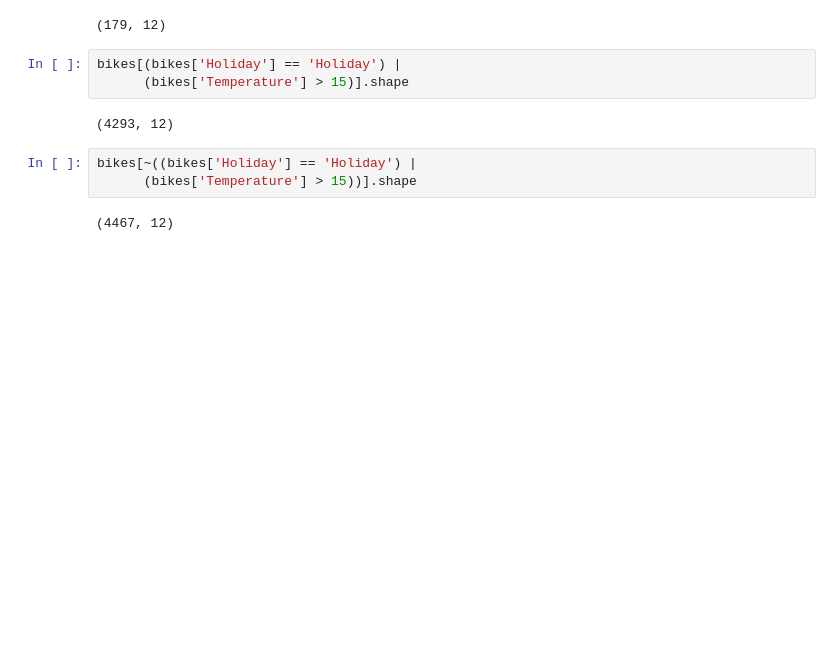
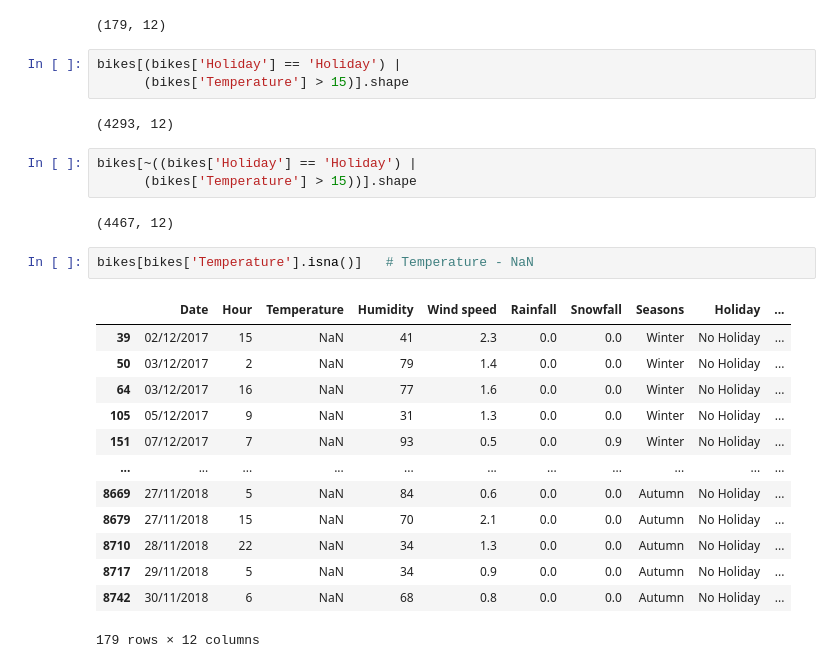
Before and after one commit to paalso/hse_statda, a Jupyter notebook: 2-statistics_basics/01_03_Filtering_and_sorting.ipynb, the cells around one changed output. Saved outputs shown, nothing was run; the diff lists cells and outputs as text; blank space fills up the shorter version.

```diff
--- a/2-statistics_basics/01_03_Filtering_and_sorting.ipynb
+++ b/2-statistics_basics/01_03_Filtering_and_sorting.ipynb
@@ -111,5 +129,21 @@ bikes[~((bikes['Holiday'] == 'Holiday') |
       (bikes['Temperature'] > 15))].shape
 # %% [output]
 (4467, 12)
+# %%
+bikes[bikes['Temperature'].isna()]   # Temperature - NaN
+# %% [output]
+|  | Date | Hour | Temperature | Humidity | Wind speed | Rainfall | Snowfall | Seasons | Holiday | ... |
+| 39 | 02/12/2017 | 15 | NaN | 41 | 2.3 | 0.0 | 0.0 | Winter | No Holiday | ... |
+| 50 | 03/12/2017 | 2 | NaN | 79 | 1.4 | 0.0 | 0.0 | Winter | No Holiday | ... |
+| 64 | 03/12/2017 | 16 | NaN | 77 | 1.6 | 0.0 | 0.0 | Winter | No Holiday | ... |
+| 105 | 05/12/2017 | 9 | NaN | 31 | 1.3 | 0.0 | 0.0 | Winter | No Holiday | ... |
+| 151 | 07/12/2017 | 7 | NaN | 93 | 0.5 | 0.0 | 0.9 | Winter | No Holiday | ... |
+| ... | ... | ... | ... | ... | ... | ... | ... | ... | ... | ... |
+| 8669 | 27/11/2018 | 5 | NaN | 84 | 0.6 | 0.0 | 0.0 | Autumn | No Holiday | ... |
+| 8679 | 27/11/2018 | 15 | NaN | 70 | 2.1 | 0.0 | 0.0 | Autumn | No Holiday | ... |
+| 8710 | 28/11/2018 | 22 | NaN | 34 | 1.3 | 0.0 | 0.0 | Autumn | No Holiday | ... |
+| 8717 | 29/11/2018 | 5 | NaN | 34 | 0.9 | 0.0 | 0.0 | Autumn | No Holiday | ... |
+| 8742 | 30/11/2018 | 6 | NaN | 68 | 0.8 | 0.0 | 0.0 | Autumn | No Holiday | ... |
+179 rows × 12 columns
 # %%
 bikes[bikes['Temperature'].isna()].shape
```
Also changed, not shown: parts of 15 cells of this notebook, 10 other files.
